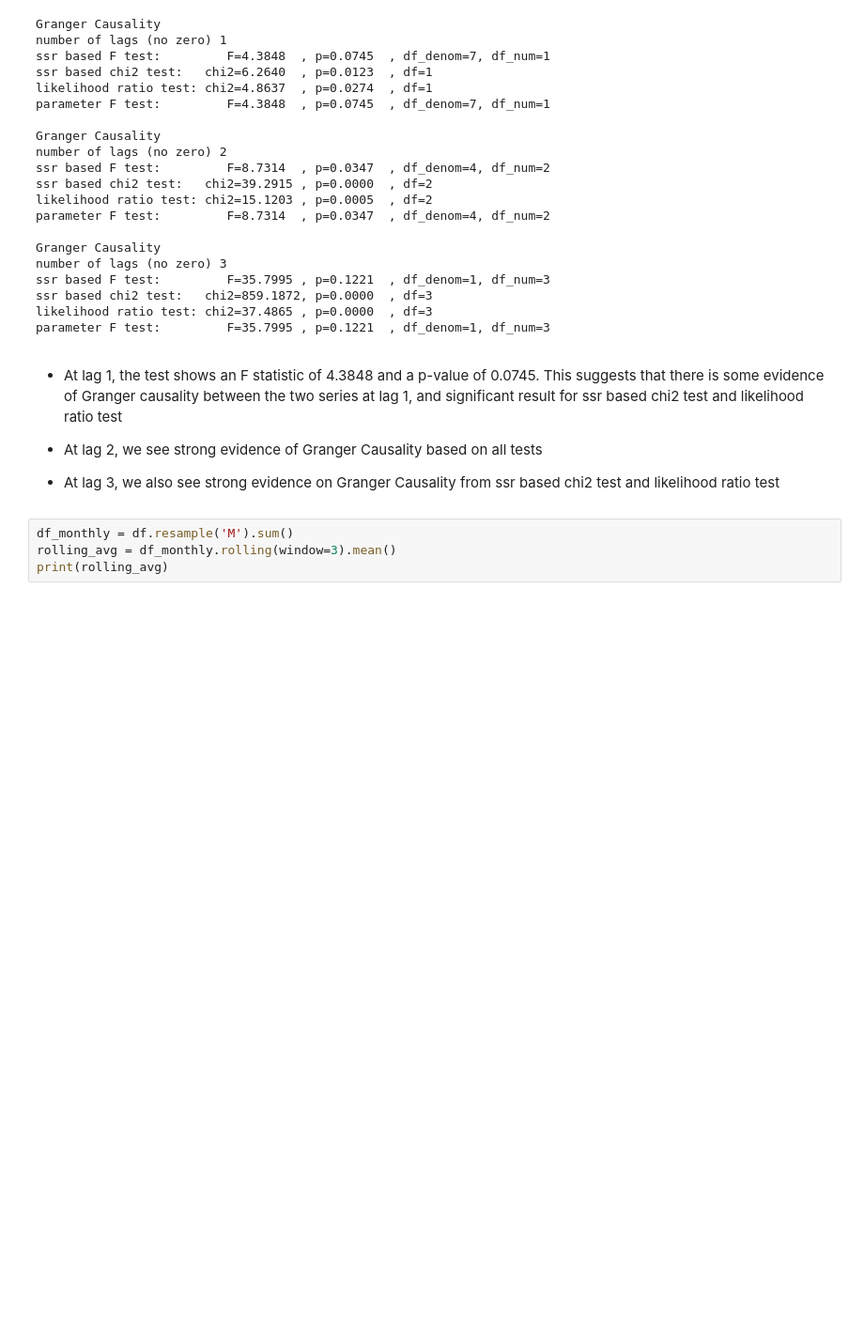
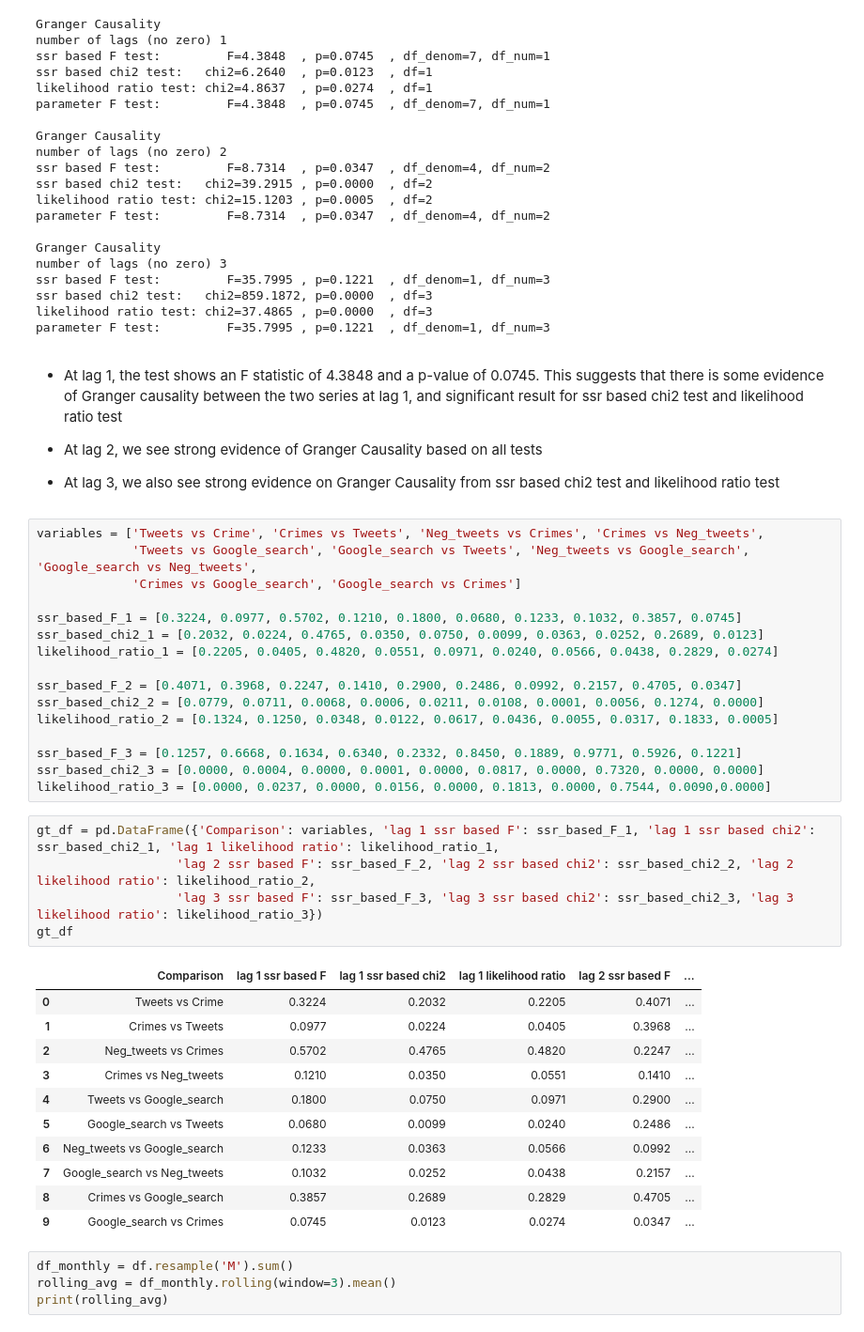
Before and after one commit to macs30200-s23/replication-materials-yuzhouw313, a Jupyter notebook: FBI_hatecrime/crime_analysis.ipynb, the cells around one changed output. Shown at 94% size. Drawn from its saved outputs; the diff is of its cells as text; blank space fills up the shorter version.

```diff
--- a/FBI_hatecrime/crime_analysis.ipynb
+++ b/FBI_hatecrime/crime_analysis.ipynb
@@ -970,6 +970,39 @@ parameter F test:         F=35.7995 , p=0.1221  , df_denom=1, df_num=3
 - At lag 2, we see strong evidence of Granger Causality based on all tests
 
 - At lag 3, we also see strong evidence on Granger Causality from ssr based chi2 test and likelihood ratio test
+# %%
+variables = ['Tweets vs Crime', 'Crimes vs Tweets', 'Neg_tweets vs Crimes', 'Crimes vs Neg_tweets',
+             'Tweets vs Google_search', 'Google_search vs Tweets', 'Neg_tweets vs Google_search', 'Google_search vs Neg_tweets',
+             'Crimes vs Google_search', 'Google_search vs Crimes']
+
+ssr_based_F_1 = [0.3224, 0.0977, 0.5702, 0.1210, 0.1800, 0.0680, 0.1233, 0.1032, 0.3857, 0.0745]
+ssr_based_chi2_1 = [0.2032, 0.0224, 0.4765, 0.0350, 0.0750, 0.0099, 0.0363, 0.0252, 0.2689, 0.0123]
+likelihood_ratio_1 = [0.2205, 0.0405, 0.4820, 0.0551, 0.0971, 0.0240, 0.0566, 0.0438, 0.2829, 0.0274]
+
+ssr_based_F_2 = [0.4071, 0.3968, 0.2247, 0.1410, 0.2900, 0.2486, 0.0992, 0.2157, 0.4705, 0.0347]
+ssr_based_chi2_2 = [0.0779, 0.0711, 0.0068, 0.0006, 0.0211, 0.0108, 0.0001, 0.0056, 0.1274, 0.0000]
+likelihood_ratio_2 = [0.1324, 0.1250, 0.0348, 0.0122, 0.0617, 0.0436, 0.0055, 0.0317, 0.1833, 0.0005]
+
+ssr_based_F_3 = [0.1257, 0.6668, 0.1634, 0.6340, 0.2332, 0.8450, 0.1889, 0.9771, 0.5926, 0.1221]
+ssr_based_chi2_3 = [0.0000, 0.0004, 0.0000, 0.0001, 0.0000, 0.0817, 0.0000, 0.7320, 0.0000, 0.0000]
+likelihood_ratio_3 = [0.0000, 0.0237, 0.0000, 0.0156, 0.0000, 0.1813, 0.0000, 0.7544, 0.0090,0.0000]
+# %%
+gt_df = pd.DataFrame({'Comparison': variables, 'lag 1 ssr based F': ssr_based_F_1, 'lag 1 ssr based chi2': ssr_based_chi2_1, 'lag 1 likelihood ratio': likelihood_ratio_1,
+                   'lag 2 ssr based F': ssr_based_F_2, 'lag 2 ssr based chi2': ssr_based_chi2_2, 'lag 2 likelihood ratio': likelihood_ratio_2,
+                   'lag 3 ssr based F': ssr_based_F_3, 'lag 3 ssr based chi2': ssr_based_chi2_3, 'lag 3 likelihood ratio': likelihood_ratio_3})
+gt_df
+# %% [output]
+|  | Comparison | lag 1 ssr based F | lag 1 ssr based chi2 | lag 1 likelihood ratio | lag 2 ssr based F | ... |
+| 0 | Tweets vs Crime | 0.3224 | 0.2032 | 0.2205 | 0.4071 | ... |
+| 1 | Crimes vs Tweets | 0.0977 | 0.0224 | 0.0405 | 0.3968 | ... |
+| 2 | Neg_tweets vs Crimes | 0.5702 | 0.4765 | 0.4820 | 0.2247 | ... |
+| 3 | Crimes vs Neg_tweets | 0.1210 | 0.0350 | 0.0551 | 0.1410 | ... |
+| 4 | Tweets vs Google_search | 0.1800 | 0.0750 | 0.0971 | 0.2900 | ... |
+| 5 | Google_search vs Tweets | 0.0680 | 0.0099 | 0.0240 | 0.2486 | ... |
+| 6 | Neg_tweets vs Google_search | 0.1233 | 0.0363 | 0.0566 | 0.0992 | ... |
+| 7 | Google_search vs Neg_tweets | 0.1032 | 0.0252 | 0.0438 | 0.2157 | ... |
+| 8 | Crimes vs Google_search | 0.3857 | 0.2689 | 0.2829 | 0.4705 | ... |
+| 9 | Google_search vs Crimes | 0.0745 | 0.0123 | 0.0274 | 0.0347 | ... |
 # %%
 df_monthly = df.resample('M').sum()
 rolling_avg = df_monthly.rolling(window=3).mean()
```
Also changed, not shown: 1 other file.
